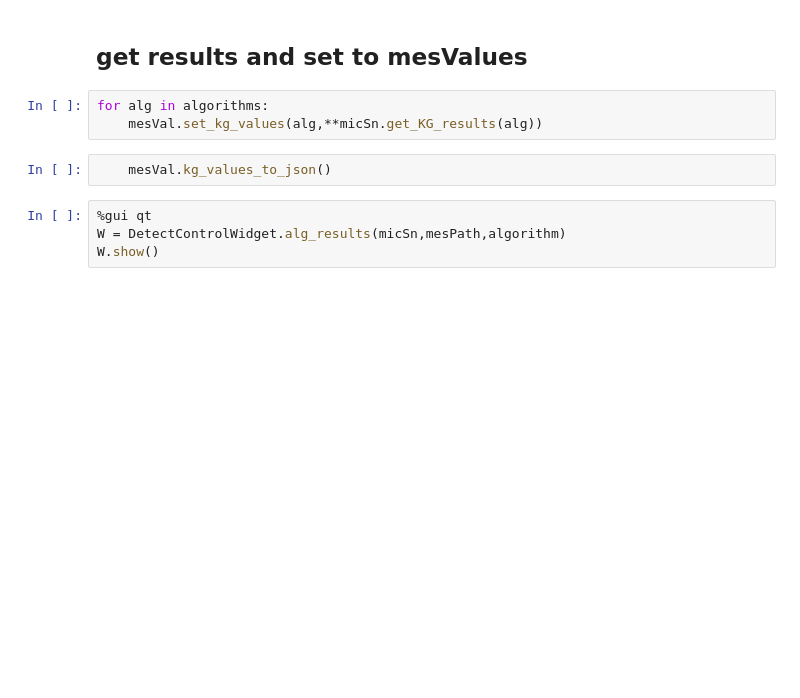
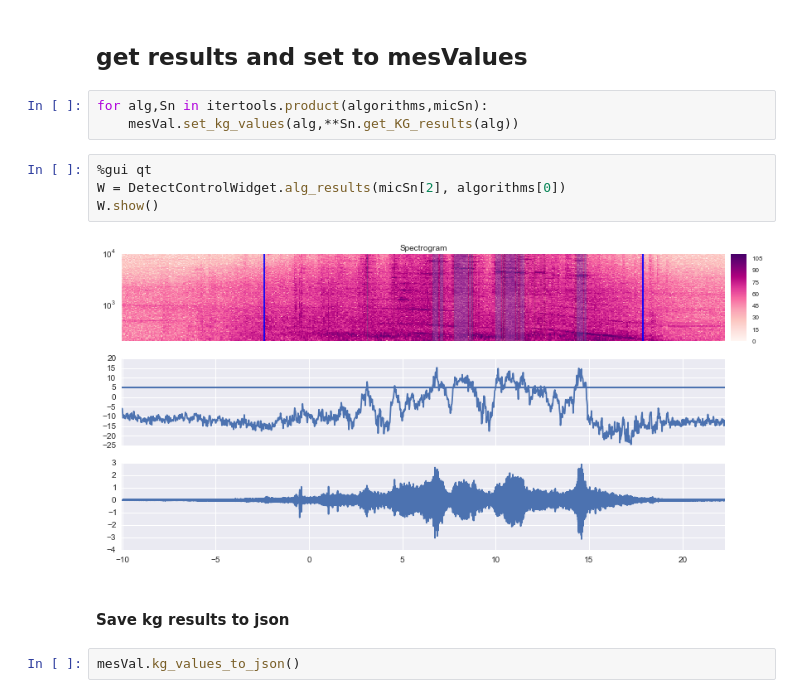
Before and after one commit to LucMiaz/KG, a Jupyter notebook: kg/kg_example.ipynb, the cells around one changed output. Cells and saved outputs as stored; diff of their text form; blank space fills up the shorter version.

```diff
--- a/kg/kg_example.ipynb
+++ b/kg/kg_example.ipynb
@@ -98,11 +96,15 @@ ax.legend(loc=2,prop={'size':20})
 # %% [markdown]
 ## get results and set to mesValues
 # %%
-for alg in algorithms:
-    mesVal.set_kg_values(alg,**micSn.get_KG_results(alg))
+for alg,Sn in itertools.product(algorithms,micSn):
+    mesVal.set_kg_values(alg,**Sn.get_KG_results(alg))
-# %%
-    mesVal.kg_values_to_json()
 # %%
 %gui qt
-W = DetectControlWidget.alg_results(micSn,mesPath,algorithm)
+W = DetectControlWidget.alg_results(micSn[2], algorithms[0])
 W.show()
+# %% [output]
+[figure, added]
+# %% [markdown]
+#### Save kg results to json
+# %%
+mesVal.kg_values_to_json()
```
Also changed, not shown: parts of 7 cells of this notebook, 7 other files.
